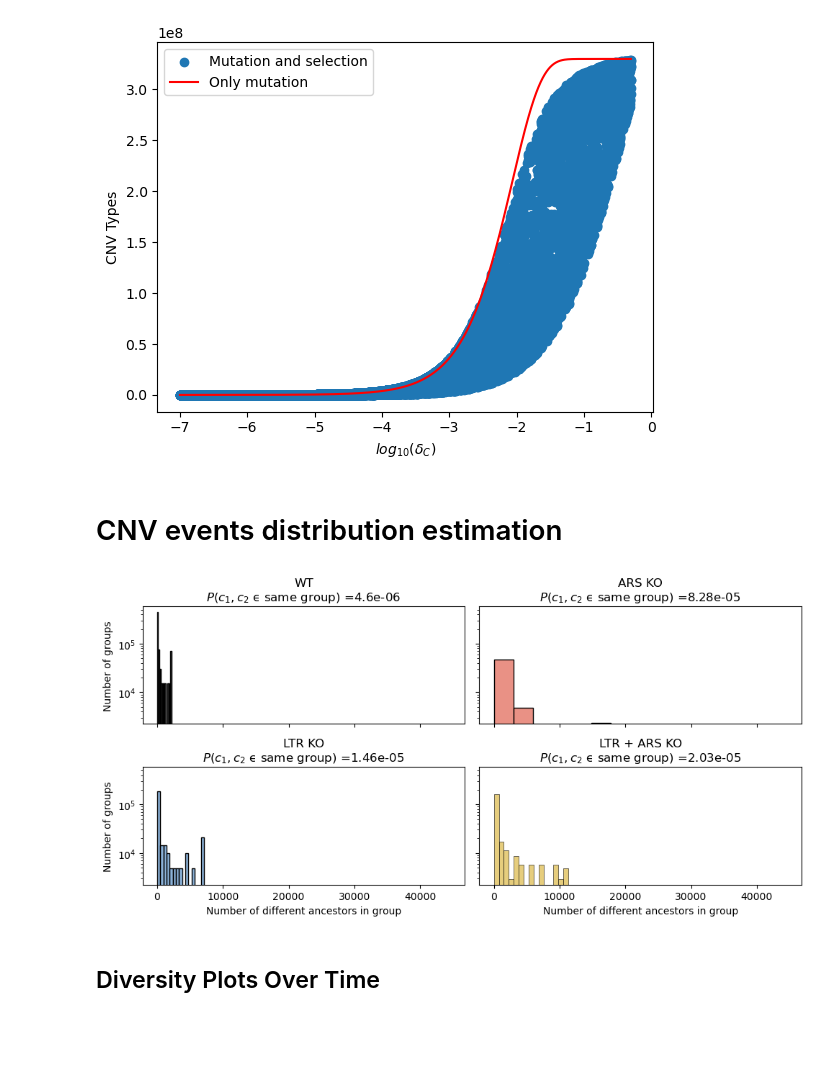
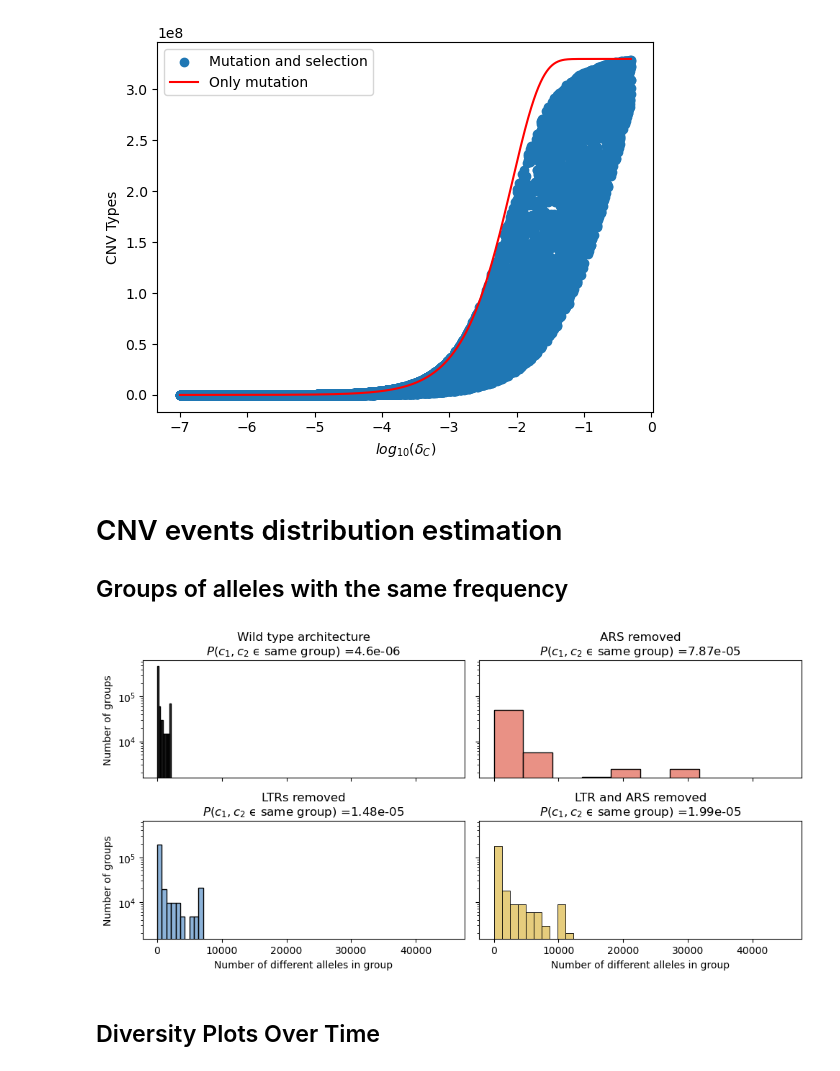
Before and after one commit to yoavram-lab/chuong_et_al, a Jupyter notebook: Diversity.ipynb, the cells around one changed output. Cells and saved outputs as stored; diff of their text form; code cells hidden in the pictures; blank space fills up the shorter version.

```diff
--- a/Diversity.ipynb
+++ b/Diversity.ipynb
@@ -50,42 +52,45 @@ Text(0, 0.5, 'CNV Types')
 [figure]
 # %% [markdown]
 # CNV events distribution estimation
+## Groups of alleles with the same frequency
 # %%
 from diversity import simpleWF
 from seaborn import histplot as hst
 
-def calc_c1_c2_prob(ax,s_cnv,m_cnv,p_0,max_possible, color, plot = True, max_gen = 116):
+def calc_c1_c2_prob(ax, params, max_possible, color, plot = True, max_gen = 116):
+    s_cnv,m_cnv,p_0 = 10**params
     N=3.3e8
     generation = pd.read_csv(f'Chuong_116_gens.txt', delimiter = ', ', engine='python').columns.astype('int')
     Q,P = simpleWF(N, generation, s_cnv, m_cnv, p_0, max_possible)
     Q,P = Q[:max_gen+2], P[:max_gen+2]
     Q,P = Q[Q>1], P[Q>1] # Only count generations with at least one whole new CNV cell
     X = P.sum()
     tot_P = 0
     dist_list = []
     for t in range(len(Q)):
         tot_P += (P[t]**2/Q[t])/X**2
         dist_list = dist_list + [P[t]/Q[t] for i in range(int(Q[t]))]
 
     if plot:
-        hst(dist_list, stat='count', bins=15, ax=ax, color=color)
-        ax.set_xlabel('Number of different ancestors in group')
+        hst(dist_list, stat='count', bins=10, ax=ax, color=color)
+        ax.set_xlabel('Number of different alleles in group')
         ax.set_ylabel('Number of groups')
         ax.set_yscale('log')
     return tot_P, Q, P
 
 fig,ax = plt.subplots(2,2, figsize=(10,5), tight_layout=True, sharex=True, sharey=True)
+overall_maps = pd.read_csv('maps/overall_maps.csv', index_col=0)
 
-p, Q, P = calc_c1_c2_prob(ax[0,0],10**-0.74, 10**-4.34, 10**-3.77, np.inf, color='k') # WT overall MAP
-ax[0,0].set_title(f'WT\n$P(c_1,c_2$ ϵ same group) ={round(p,7)}')
-p, Q, P = calc_c1_c2_prob(ax[1,0],10**-0.74, 10**-4.83, 10**-4.32, np.inf, color='#6699cc') # LTR overall MAP
-ax[1,0].set_title(f'LTR KO\n$P(c_1,c_2$ ϵ same group) ={round(p,7)}')
-p, Q, P = calc_c1_c2_prob(ax[0,1],10**-0.84, 10**-5.62, 10**-5.39, np.inf, color='#e26d5c') # ARS overall MAP
-ax[0,1].set_title(f'ARS KO\n$P(c_1,c_2$ ϵ same group) ={round(p,7)}')
-p, Q, P = calc_c1_c2_prob(ax[1,1],10**-0.9, 10**-5.06, 10**-5.22, np.inf, color='#DEBD52') # ALL overall MAP
-ax[1,1].set_title(f'LTR + ARS KO\n$P(c_1,c_2$ ϵ same group) ={round(p,7)}')
+p, Q, P = calc_c1_c2_prob(ax[0,0],overall_maps.loc['wt',:][2:], np.inf, color=rep_colors['wt']) # WT overall MAP
+ax[0,0].set_title(f'{label_dict["wt"]}\n$P(c_1,c_2$ ϵ same group) ={round(p,7)}')
+p, Q, P = calc_c1_c2_prob(ax[1,0],overall_maps.loc['ltr',:][2:], np.inf, color=rep_colors['ltr']) # LTR overall MAP
+ax[1,0].set_title(f'{label_dict["ltr"]}\n$P(c_1,c_2$ ϵ same group) ={round(p,7)}')
+p, Q, P = calc_c1_c2_prob(ax[0,1],overall_maps.loc['ars',:][2:], np.inf, color=rep_colors['ars']) # ARS overall MAP
+ax[0,1].set_title(f'{label_dict["ars"]}\n$P(c_1,c_2$ ϵ same group) ={round(p,7)}')
+p, Q, P = calc_c1_c2_prob(ax[1,1],overall_maps.loc['all',:][2:], np.inf, color=rep_colors['all']) # ALL overall MAP
+ax[1,1].set_title(f'{label_dict["all"]}\n$P(c_1,c_2$ ϵ same group) ={round(p,7)}')
 plt.show()
 # %% [output]
-[figure, old version]
+[figure, new version]
 # %% [markdown]
 ## Diversity Plots Over Time
```
Also changed, not shown: parts of 6 cells of this notebook, 2 other files.
